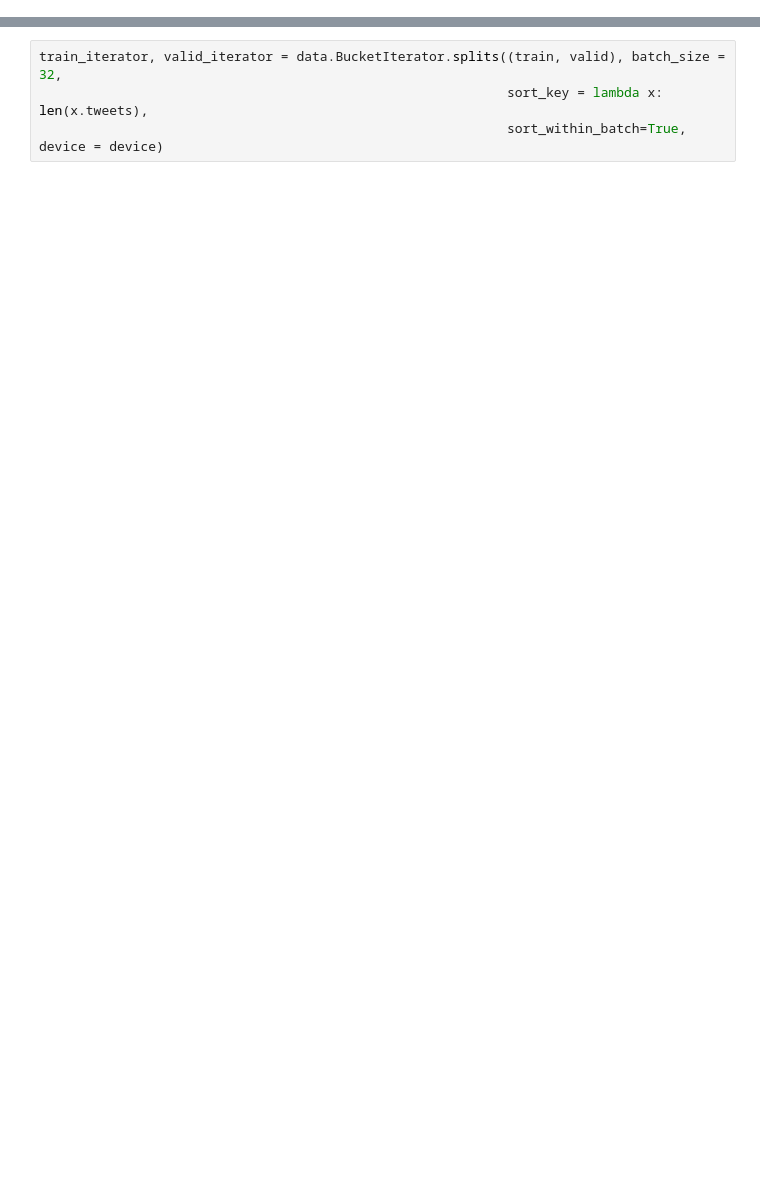
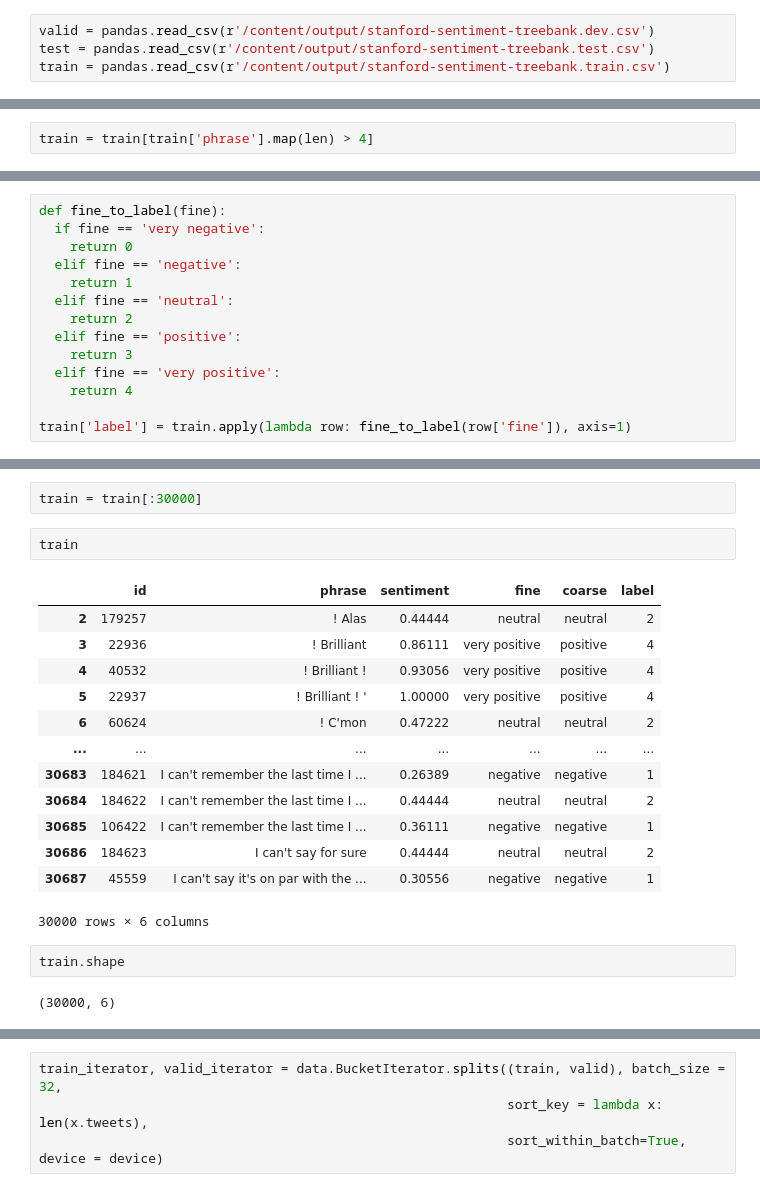
Before and after one commit to nikshrimali/TSAI_END, a Jupyter notebook: S7_HandsOn/Sentiment_Analysis_LSTM_RNN.ipynb, the cells around one changed output, grey strips where cells are left out. Cells and saved outputs as stored; diff of their text form; blank space fills up the shorter version.

```diff
--- a/S7_HandsOn/Sentiment_Analysis_LSTM_RNN.ipynb
+++ b/S7_HandsOn/Sentiment_Analysis_LSTM_RNN.ipynb
@@ -107,0 +103,4 @@ device = torch.device("cuda" if torch.cuda.is_available() else "cpu")
+# %%
+valid = pandas.read_csv(r'/content/output/stanford-sentiment-treebank.dev.csv')
+test = pandas.read_csv(r'/content/output/stanford-sentiment-treebank.test.csv')
+train = pandas.read_csv(r'/content/output/stanford-sentiment-treebank.train.csv')
@@ -107,0 +162,2 @@ device = torch.device("cuda" if torch.cuda.is_available() else "cpu")
+# %%
+train = train[train['phrase'].map(len) > 4]
@@ -107,0 +182,14 @@ device = torch.device("cuda" if torch.cuda.is_available() else "cpu")
+# %%
+def fine_to_label(fine):
+  if fine == 'very negative':
+    return 0
+  elif fine == 'negative':
+    return 1
+  elif fine == 'neutral':
+    return 2
+  elif fine == 'positive':
+    return 3
+  elif fine == 'very positive':
+    return 4
+
+train['label'] = train.apply(lambda row: fine_to_label(row['fine']), axis=1)
@@ -107,0 +284,22 @@ device = torch.device("cuda" if torch.cuda.is_available() else "cpu")
+# %%
+train = train[:30000]
+# %%
+train
+# %% [output]
+|  | id | phrase | sentiment | fine | coarse | label |
+| 2 | 179257 | ! Alas | 0.44444 | neutral | neutral | 2 |
+| 3 | 22936 | ! Brilliant | 0.86111 | very positive | positive | 4 |
+| 4 | 40532 | ! Brilliant ! | 0.93056 | very positive | positive | 4 |
+| 5 | 22937 | ! Brilliant ! ' | 1.00000 | very positive | positive | 4 |
+| 6 | 60624 | ! C'mon | 0.47222 | neutral | neutral | 2 |
+| ... | ... | ... | ... | ... | ... | ... |
+| 30683 | 184621 | I can't remember the last time I ... | 0.26389 | negative | negative | 1 |
+| 30684 | 184622 | I can't remember the last time I ... | 0.44444 | neutral | neutral | 2 |
+| 30685 | 106422 | I can't remember the last time I ... | 0.36111 | negative | negative | 1 |
+| 30686 | 184623 | I can't say for sure | 0.44444 | neutral | neutral | 2 |
+| 30687 | 45559 | I can't say it's on par with the ... | 0.30556 | negative | negative | 1 |
+30000 rows × 6 columns
+# %%
+train.shape
+# %% [output]
+(30000, 6)
```
Also changed, not shown: parts of 78 cells of this notebook.
